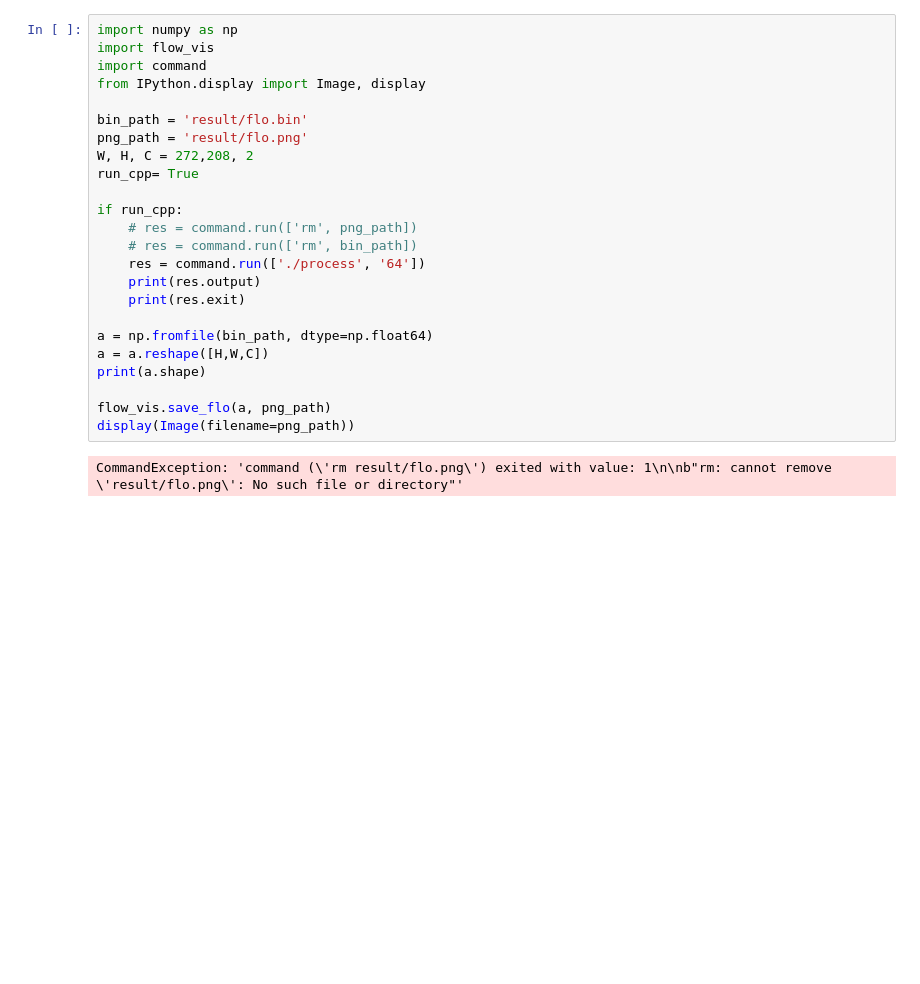
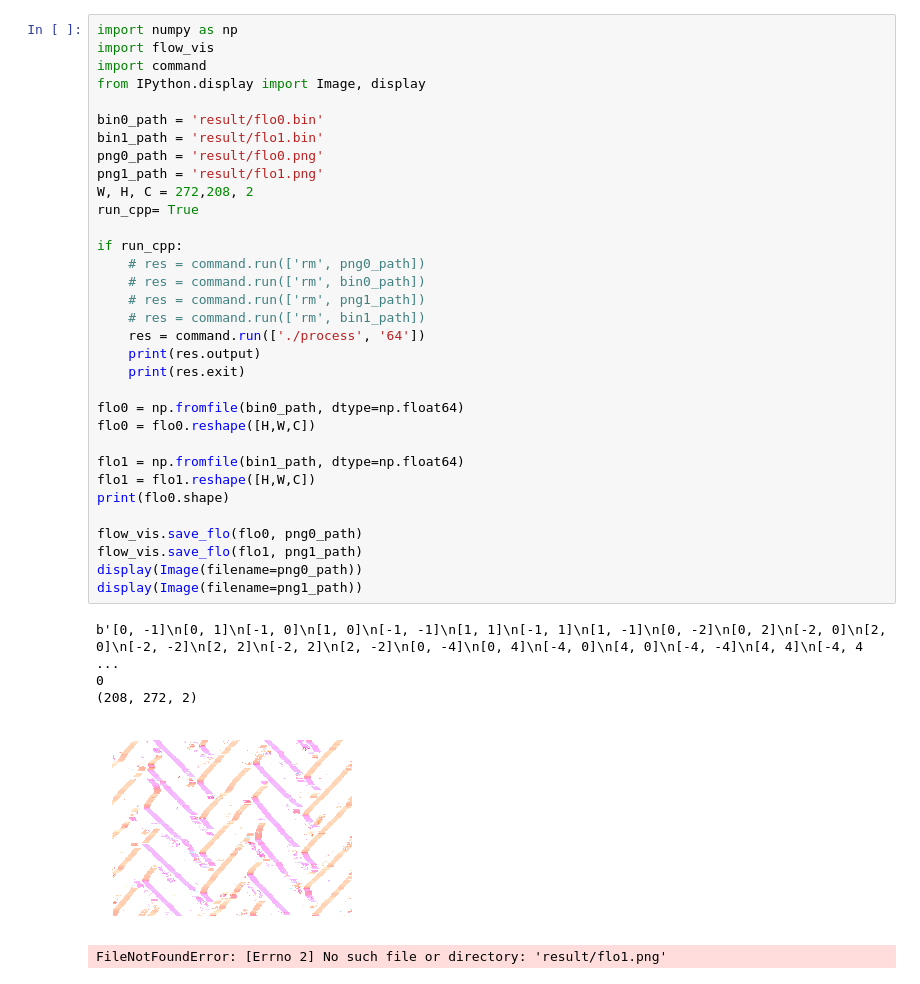
Before and after one commit to DensoITLab/tegbp, a Jupyter notebook: vis_result.ipynb, the cells around one changed output. Cells and saved outputs as stored; diff of their text form; blank space fills up the shorter version.

Commit message:
add visualization before/after

```diff
--- a/vis_result.ipynb
+++ b/vis_result.ipynb
@@ -1,26 +1,39 @@
 # %%
 import numpy as np
 import flow_vis
 import command
 from IPython.display import Image, display
 
-bin_path = 'result/flo.bin'
-png_path = 'result/flo.png'
+bin0_path = 'result/flo0.bin'
+bin1_path = 'result/flo1.bin'
+png0_path = 'result/flo0.png'
+png1_path = 'result/flo1.png'
 W, H, C = 272,208, 2
 run_cpp= True
 
 if run_cpp:
-    # res = command.run(['rm', png_path])
-    # res = command.run(['rm', bin_path])
+    # res = command.run(['rm', png0_path])
+    # res = command.run(['rm', bin0_path])
+    # res = command.run(['rm', png1_path])
+    # res = command.run(['rm', bin1_path])
     res = command.run(['./process', '64'])
     print(res.output)
     print(res.exit)
 
-a = np.fromfile(bin_path, dtype=np.float64)
-a = a.reshape([H,W,C])
-print(a.shape)
+flo0 = np.fromfile(bin0_path, dtype=np.float64)
+flo0 = flo0.reshape([H,W,C])
 
-flow_vis.save_flo(a, png_path)
-display(Image(filename=png_path))
+flo1 = np.fromfile(bin1_path, dtype=np.float64)
+flo1 = flo1.reshape([H,W,C])
+print(flo0.shape)
+
+flow_vis.save_flo(flo0, png0_path)
+flow_vis.save_flo(flo1, png1_path)
+display(Image(filename=png0_path))
+display(Image(filename=png1_path))
 # %% [output]
-CommandException: 'command (\'rm result/flo.png\') exited with value: 1\n\nb"rm: cannot remove \'result/flo.png\': No such file or directory"'
+b'[0, -1]\n[0, 1]\n[-1, 0]\n[1, 0]\n[-1, -1]\n[1, 1]\n[-1, 1]\n[1, -1]\n[0, -2]\n[0, 2]\n[-2, 0]\n[2, 0]\n[-2, -2]\n[2, 2]\n[-2, 2]\n[2, -2]\n[0, -4]\n[0, 4]\n[-4, 0]\n[4, 0]\n[-4, -4]\n[4, 4]\n[-4, 4 ...
+0
+(208, 272, 2)
+[figure, added]
+FileNotFoundError: [Errno 2] No such file or directory: 'result/flo1.png'
```
Also changed, not shown: 1 other file.
